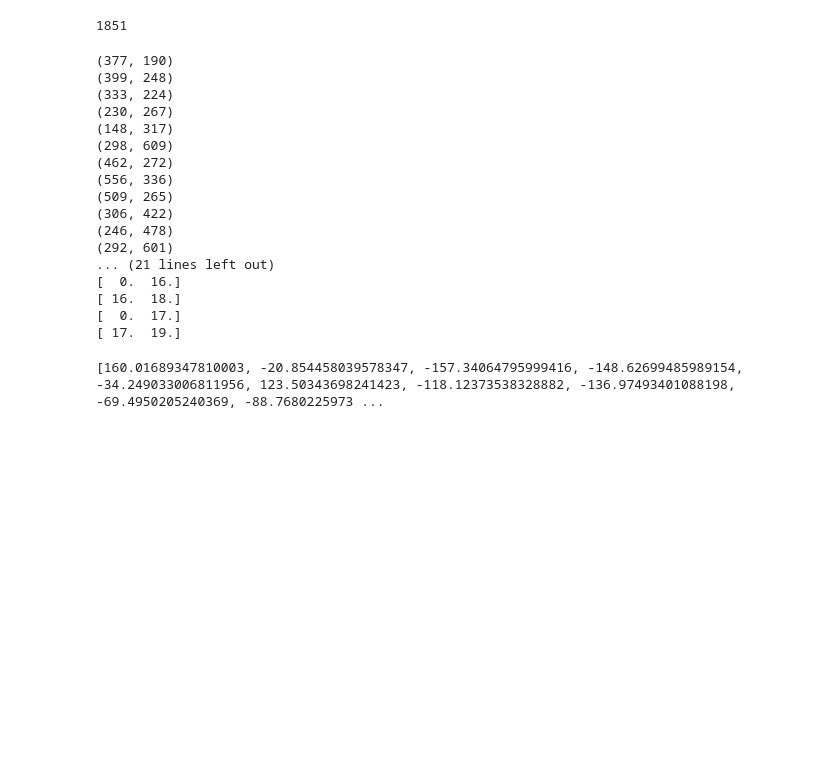
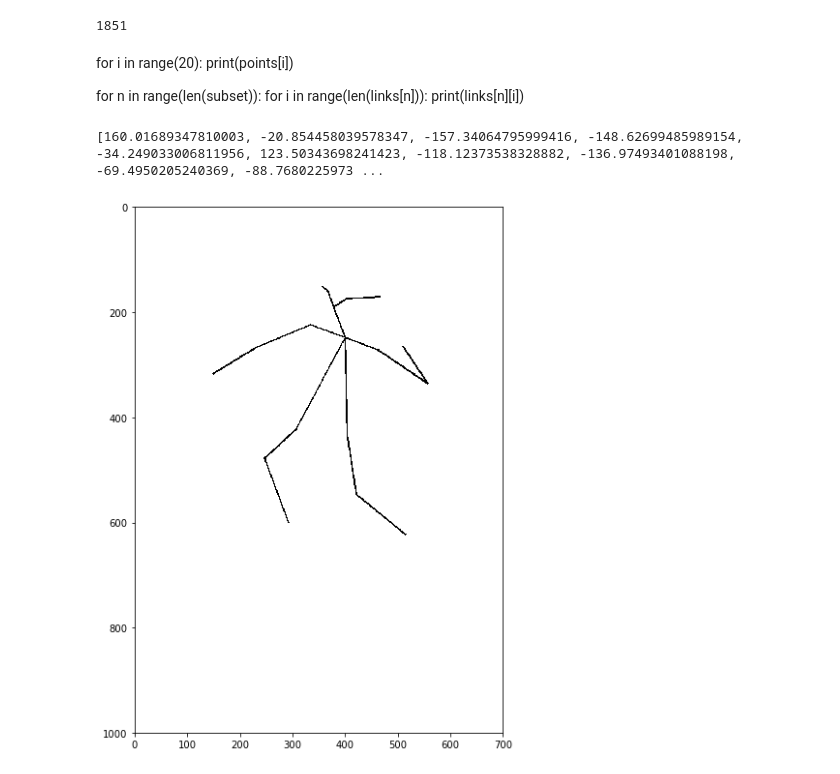
Before and after one commit to leoimpett/3dBodies, a Jupyter notebook: posePaintings-analysis.ipynb, the cells around one changed output. Drawn from its saved outputs; the diff is of its cells as text; code cells hidden in the pictures; blank space fills up the shorter version.

Commit message:
points to skeleton implementation

```diff
--- a/posePaintings-analysis.ipynb
+++ b/posePaintings-analysis.ipynb
@@ -74,13 +74,13 @@ to_plot = cv.addWeighted(oriImg, 0.3, canvas, 0.7, 0)
 # visualize 2
 stickwidth = 4
 
-links = list();
+links = np.zeros((len(subset), 17, 2))
 for i in range(17):
     for n in range(len(subset)):
         index = subset[n][np.array(limbSeq[i])-1]
-        links.append(index)
         if -1 in index:
             continue
+        links[n][i] = index
         cur_canvas = canvas.copy()
         Y = candidate[index.astype(int), 0]
         X = candidate[index.astype(int), 1]
@@ -123,30 +123,13 @@ int(s[15][:4])
 portrait
 4.32337317397
 1851
-# %%
-for i in range(20):
-    print(points[i])
-
-for i in range(len(links)):
-    print(links[i])
-# %% [output]
-(377, 190)
-(399, 248)
-(333, 224)
-(230, 267)
-(148, 317)
-(298, 609)
-(462, 272)
-(556, 336)
-(509, 265)
-(306, 422)
-(246, 478)
-(292, 601)
-... (21 lines left out)
-[  0.  16.]
-[ 16.  18.]
-[  0.  17.]
-[ 17.  19.]
+# %% [markdown]
+for i in range(20):
+    print(points[i])
+
+for n in range(len(subset)):
+    for i in range(len(links[n])):
+        print(links[n][i])
 # %%
 def find_absolute_angles(points, links):
     """find the absolute angle of each of all the links of a body compared
@@ -166,2 +149,16 @@ print(find_absolute_angles(points, links))
 # %% [output]
 [160.01689347810003, -20.854458039578347, -157.34064795999416, -148.62699485989154, -34.249033006811956, 123.50343698241423, -118.12373538328882, -136.97493401088198, -69.4950205240369, -88.7680225973 ...
+# %%
+def points_to_skeleton(points, links, img_size):
+    """draw a skeleton from a set of points and connections between them"""
+    skeleton = np.ones(img_size)
+    for l in links:
+        cv.line(skeleton, points[int(l[0])], points[int(l[1])], (0,0,0), 2)
+    return skeleton
+# %%
+width, height = 700, 1000
+plt.imshow(points_to_skeleton(points, links[0], (height, width, 3)))
+fig = matplotlib.pyplot.gcf()
+fig.set_size_inches(10, 10)
+# %% [output]
+[figure, added]
```
Also changed, not shown: parts of 2 cells of this notebook.
